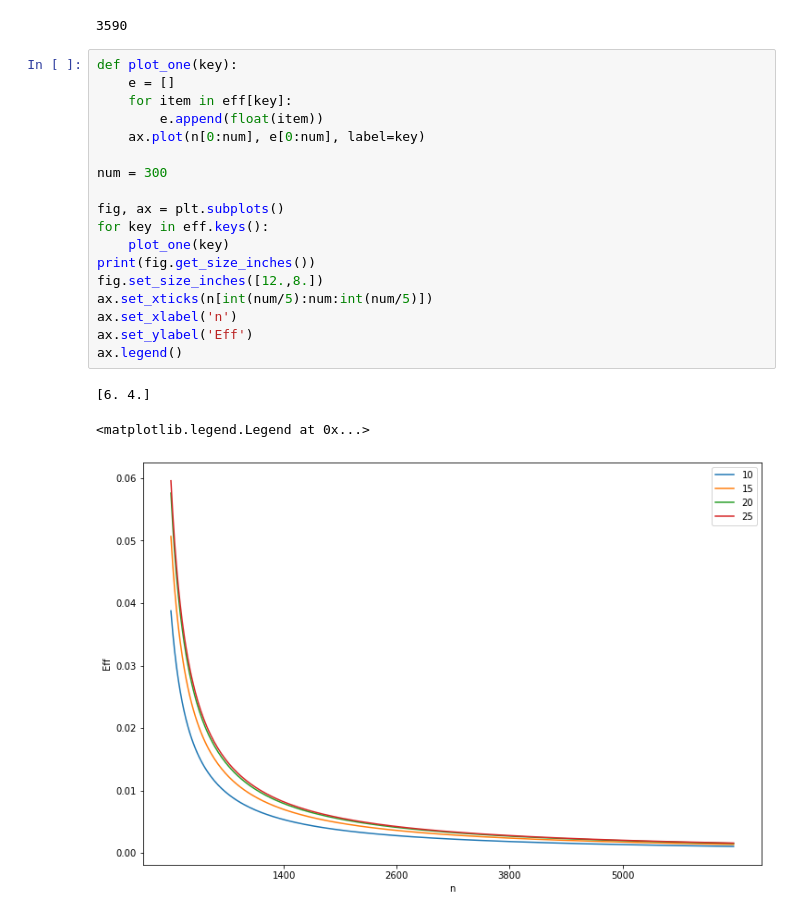
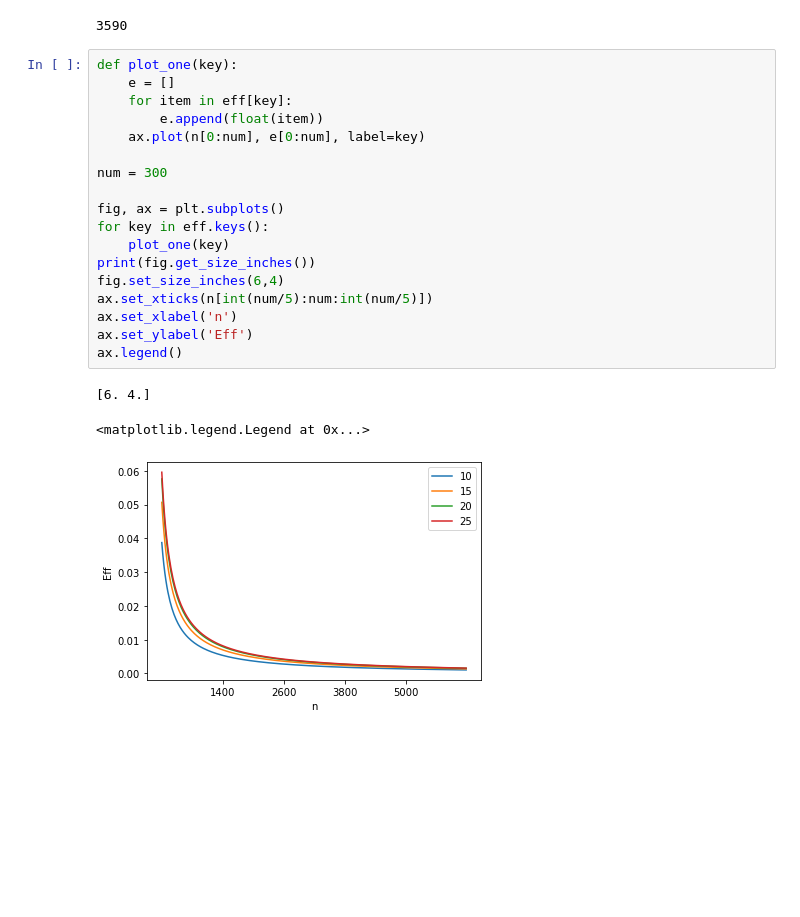
Before and after one commit to Youmiel/KelpSimulator, a Jupyter notebook: MathCalculation.ipynb, the cells around one changed output. Drawn from its saved outputs; the diff is of its cells as text; blank space fills up the shorter version.

```diff
--- a/MathCalculation.ipynb
+++ b/MathCalculation.ipynb
@@ -69,22 +69,22 @@ print(len(n))
 # %%
 def plot_one(key):
     e = []
     for item in eff[key]:
         e.append(float(item))
     ax.plot(n[0:num], e[0:num], label=key)
 
 num = 300
 
 fig, ax = plt.subplots()
 for key in eff.keys():
     plot_one(key)
 print(fig.get_size_inches())
-fig.set_size_inches([12.,8.])
+fig.set_size_inches(6,4)
 ax.set_xticks(n[int(num/5):num:int(num/5)])
 ax.set_xlabel('n')
 ax.set_ylabel('Eff')
 ax.legend()
 # %% [output]
 [6. 4.]
 <matplotlib.legend.Legend at 0x...>
-[figure, old version]
+[figure, new version]
```
Also changed, not shown: 8 other files.
